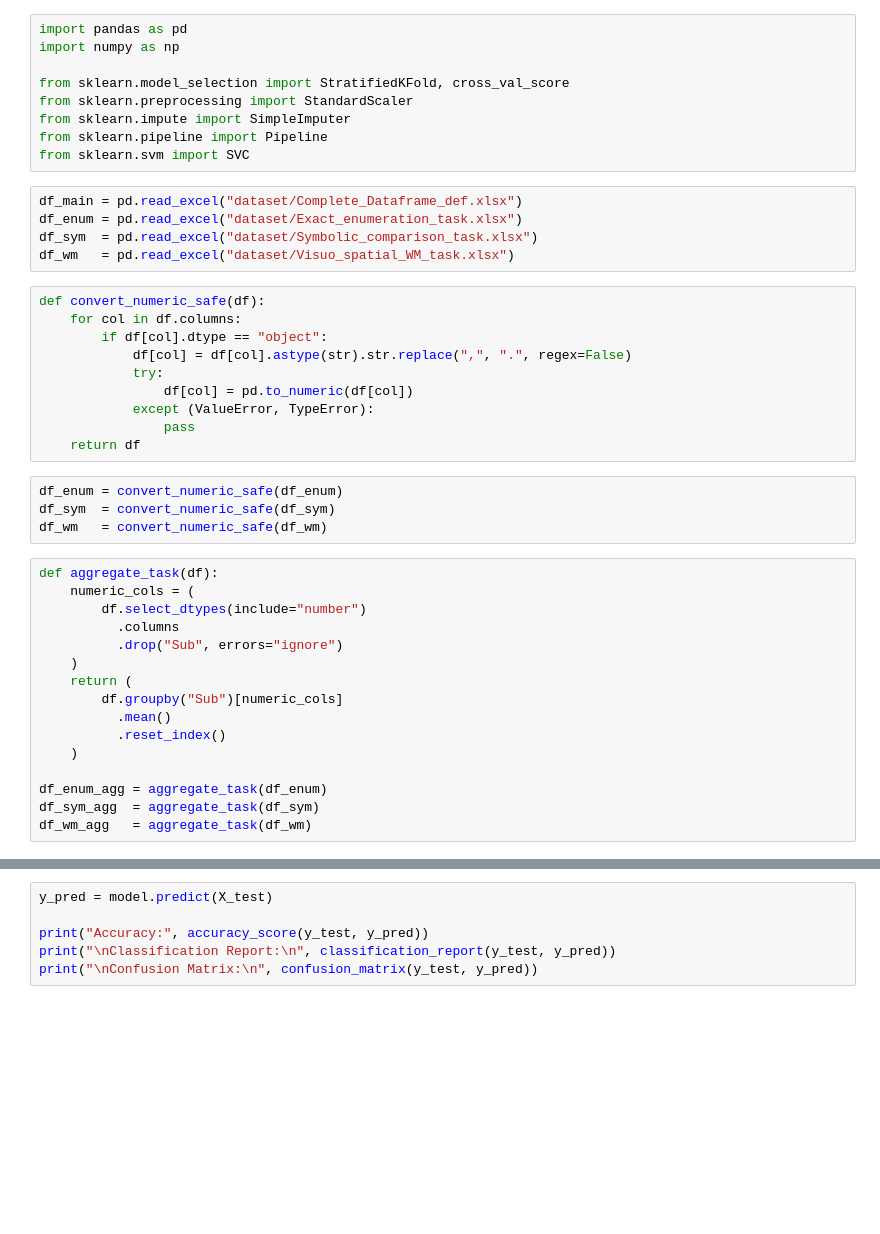
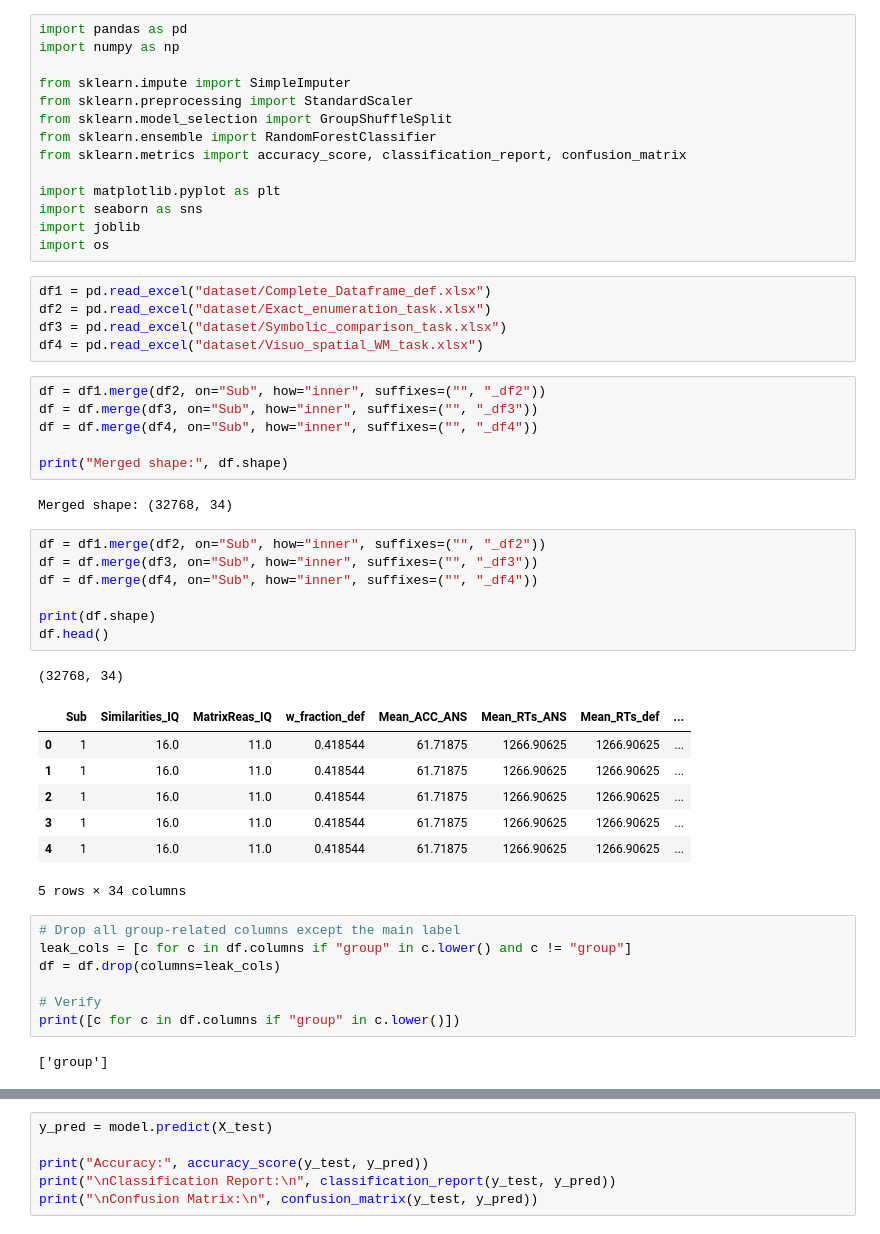
Before and after one commit to ajaykrixna/Dyscalculia-Prediction, a Jupyter notebook: Dyscalculia.ipynb, the cells around one changed output, grey strips where cells are left out. Saved outputs shown, nothing was run; the diff lists cells and outputs as text; blank space fills up the shorter version.

```diff
--- a/Dyscalculia.ipynb
+++ b/Dyscalculia.ipynb
@@ -2,44 +2,52 @@
 import pandas as pd
 import numpy as np
 
-from sklearn.model_selection import StratifiedKFold, cross_val_score
+from sklearn.impute import SimpleImputer
 from sklearn.preprocessing import StandardScaler
-from sklearn.impute import SimpleImputer
-from sklearn.pipeline import Pipeline
-from sklearn.svm import SVC
+from sklearn.model_selection import GroupShuffleSplit
+from sklearn.ensemble import RandomForestClassifier
+from sklearn.metrics import accuracy_score, classification_report, confusion_matrix
+
+import matplotlib.pyplot as plt
+import seaborn as sns
+import joblib
+import os
 # %%
-df_main = pd.read_excel("dataset/Complete_Dataframe_def.xlsx")
-df_enum = pd.read_excel("dataset/Exact_enumeration_task.xlsx")
-df_sym  = pd.read_excel("dataset/Symbolic_comparison_task.xlsx")
-df_wm   = pd.read_excel("dataset/Visuo_spatial_WM_task.xlsx")
+df1 = pd.read_excel("dataset/Complete_Dataframe_def.xlsx")
+df2 = pd.read_excel("dataset/Exact_enumeration_task.xlsx")
+df3 = pd.read_excel("dataset/Symbolic_comparison_task.xlsx")
+df4 = pd.read_excel("dataset/Visuo_spatial_WM_task.xlsx")
 # %%
-def convert_numeric_safe(df):
-    for col in df.columns:
-        if df[col].dtype == "object":
-            df[col] = df[col].astype(str).str.replace(",", ".", regex=False)
-            try:
-                df[col] = pd.to_numeric(df[col])
-            except (ValueError, TypeError):
-                pass
-    return df
+df = df1.merge(df2, on="Sub", how="inner", suffixes=("", "_df2"))
+df = df.merge(df3, on="Sub", how="inner", suffixes=("", "_df3"))
+df = df.merge(df4, on="Sub", how="inner", suffixes=("", "_df4"))
+
+print("Merged shape:", df.shape)
+# %% [output]
+Merged shape: (32768, 34)
 # %%
-df_enum = convert_numeric_safe(df_enum)
-df_sym  = convert_numeric_safe(df_sym)
-df_wm   = convert_numeric_safe(df_wm)
+df = df1.merge(df2, on="Sub", how="inner", suffixes=("", "_df2"))
+df = df.merge(df3, on="Sub", how="inner", suffixes=("", "_df3"))
+df = df.merge(df4, on="Sub", how="inner", suffixes=("", "_df4"))
+
+print(df.shape)
+df.head()
+# %% [output]
+(32768, 34)
+|  | Sub | Similarities_IQ | MatrixReas_IQ | w_fraction_def | Mean_ACC_ANS | Mean_RTs_ANS | Mean_RTs_def | ... |
+| 0 | 1 | 16.0 | 11.0 | 0.418544 | 61.71875 | 1266.90625 | 1266.90625 | ... |
+| 1 | 1 | 16.0 | 11.0 | 0.418544 | 61.71875 | 1266.90625 | 1266.90625 | ... |
+| 2 | 1 | 16.0 | 11.0 | 0.418544 | 61.71875 | 1266.90625 | 1266.90625 | ... |
+| 3 | 1 | 16.0 | 11.0 | 0.418544 | 61.71875 | 1266.90625 | 1266.90625 | ... |
+| 4 | 1 | 16.0 | 11.0 | 0.418544 | 61.71875 | 1266.90625 | 1266.90625 | ... |
+5 rows × 34 columns
 # %%
-def aggregate_task(df):
-    numeric_cols = (
-        df.select_dtypes(include="number")
-          .columns
-          .drop("Sub", errors="ignore")
-    )
-    return (
-        df.groupby("Sub")[numeric_cols]
-          .mean()
-          .reset_index()
-    )
+# Drop all group-related columns except the main label
+leak_cols = [c for c in df.columns if "group" in c.lower() and c != "group"]
+df = df.drop(columns=leak_cols)
 
-df_enum_agg = aggregate_task(df_enum)
-df_sym_agg  = aggregate_task(df_sym)
-df_wm_agg   = aggregate_task(df_wm)
+# Verify
+print([c for c in df.columns if "group" in c.lower()])
+# %% [output]
+['group']
 # %%
```
Also changed, not shown: parts of 4 cells of this notebook.
